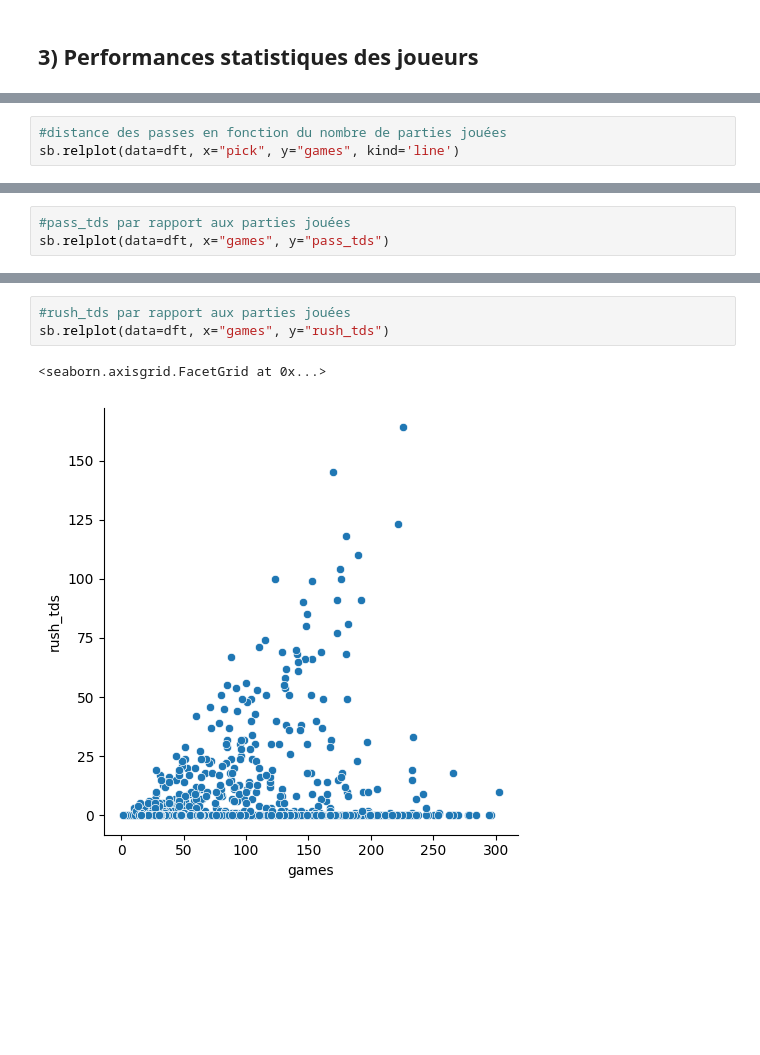
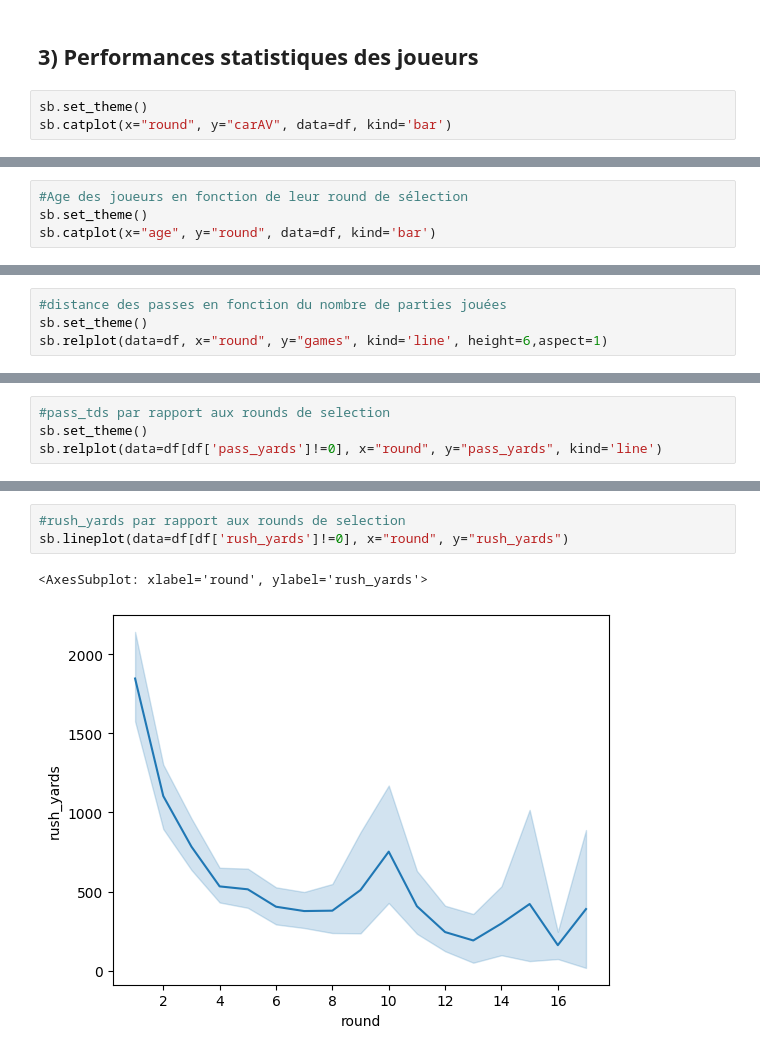
Before and after one commit to WinnMBG/ProjetAnalyseDeDonnees, a Jupyter notebook: ProjetDAWinn.ipynb, the cells around one changed output, grey strips where cells are left out. Drawn from its saved outputs; the diff is of its cells as text; blank space fills up the shorter version.

```diff
--- a/ProjetDAWinn.ipynb
+++ b/ProjetDAWinn.ipynb
@@ -149,2 +124,5 @@ Age moyen du 1er round :
 # %% [markdown]
 ## 3) Performances statistiques des joueurs
+# %%
+sb.set_theme()
+sb.catplot(x="round", y="carAV", data=df, kind='bar')
@@ -150,0 +144,4 @@ Age moyen du 1er round :
+# %%
+#Age des joueurs en fonction de leur round de sélection
+sb.set_theme()
+sb.catplot(x="age", y="round", data=df, kind='bar')
@@ -151,5 +166,6 @@ Age moyen du 1er round :
 # %%
 #distance des passes en fonction du nombre de parties jouées
-sb.relplot(data=dft, x="pick", y="games", kind='line')
+sb.set_theme()
+sb.relplot(data=df, x="round", y="games", kind='line', height=6,aspect=1)
 # %% [output]
 <seaborn.axisgrid.FacetGrid at 0x...>
@@ -160,5 +176,6 @@ Le nombre de match influence donc sur la position du joueur car cette variable a
 # %%
-#pass_tds par rapport aux parties jouées
-sb.relplot(data=dft, x="games", y="pass_tds")
+#pass_tds par rapport aux rounds de selection
+sb.set_theme()
+sb.relplot(data=df[df['pass_yards']!=0], x="round", y="pass_yards", kind='line')
 # %% [output]
 <seaborn.axisgrid.FacetGrid at 0x...>
@@ -166,6 +183,6 @@ sb.relplot(data=dft, x="games", y="pass_tds")
 # %%
-#rush_tds par rapport aux parties jouées
-sb.relplot(data=dft, x="games", y="rush_tds")
+#rush_yards par rapport aux rounds de selection
+sb.lineplot(data=df[df['rush_yards']!=0], x="round", y="rush_yards")
 # %% [output]
-<seaborn.axisgrid.FacetGrid at 0x...>
+<AxesSubplot: xlabel='round', ylabel='rush_yards'>
-[figure, old version]
+[figure, new version]
```
Also changed, not shown: parts of 26 cells of this notebook.
